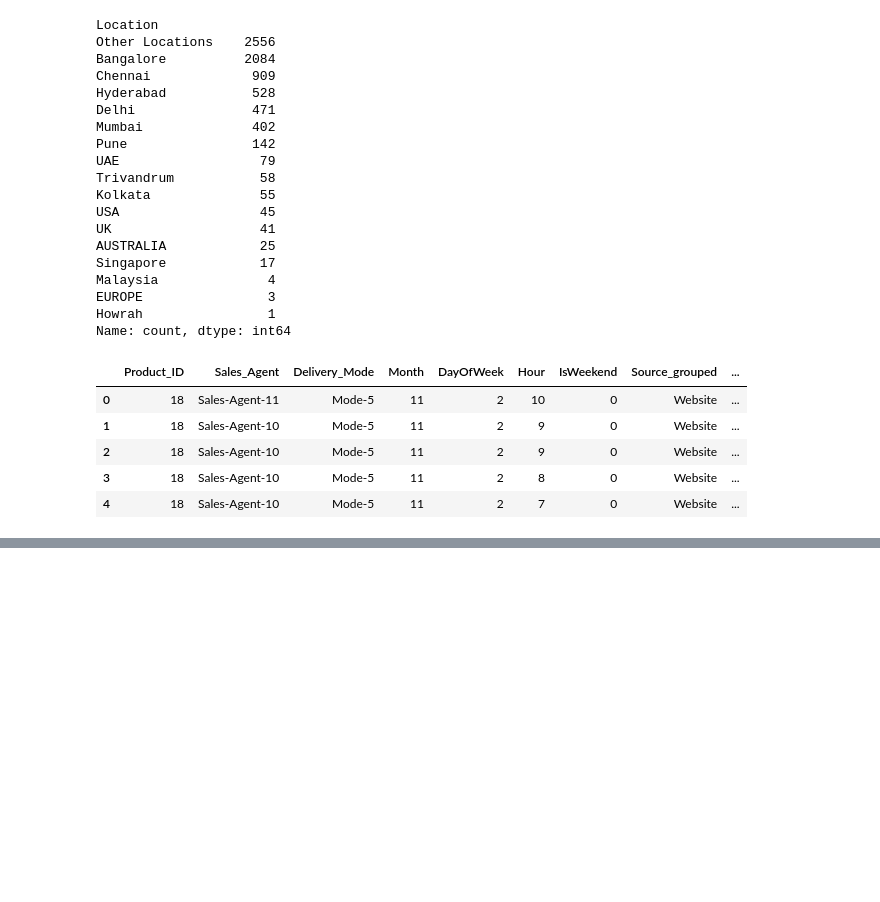
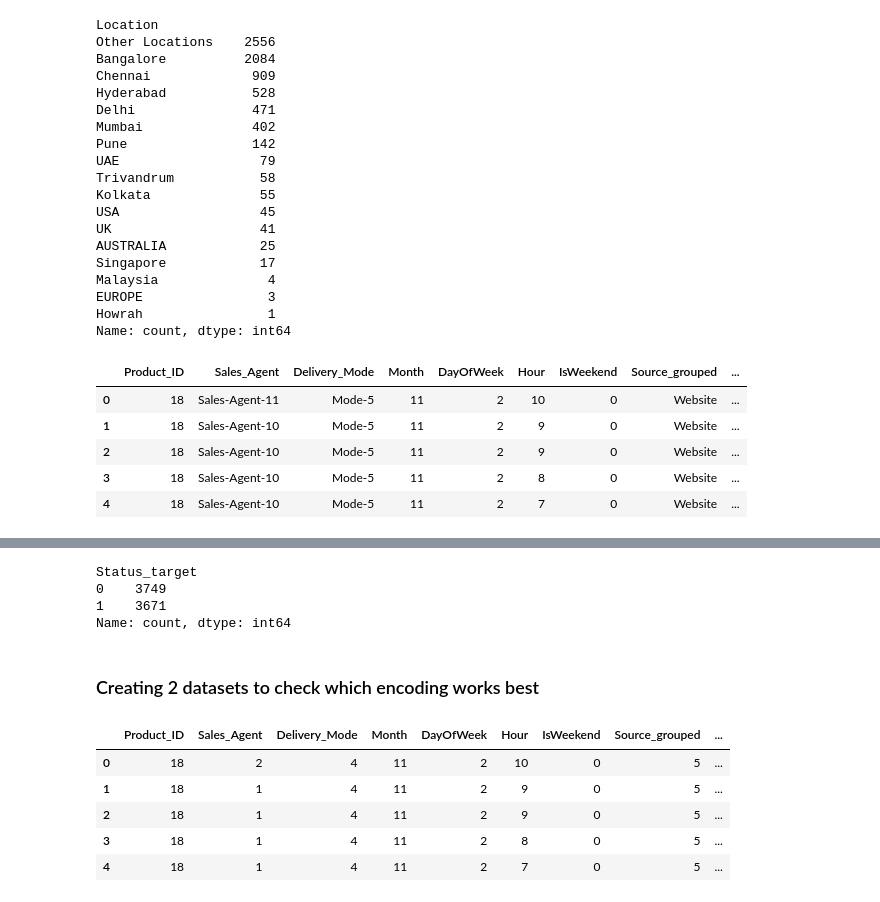
Before and after one commit to sahiljahagirdar/Product_Sales, a Jupyter notebook: Lead_Predict.ipynb, the cells around one changed output, grey strips where cells are left out. Cells and saved outputs as stored; diff of their text form; code cells hidden in the pictures; blank space fills up the shorter version.

```diff
--- a/Lead_Predict.ipynb
+++ b/Lead_Predict.ipynb
@@ -447,0 +474,36 @@ df.head()
+# %%
+## Convert status column to label encoding
+df['Status_target'] = df['Status_target'].map({
+    'High Potential' : 1,
+    'Low Potential' : 0
+})
+# %%
+df.Status_target.value_counts()
+# %% [output]
+Status_target
+0    3749
+1    3671
+Name: count, dtype: int64
+# %% [markdown]
+### Creating 2 datasets to check which encoding works best
+# %%
+label_df = df.copy()
+ohe_df = df.copy()
+# %%
+# Label encoding for Tree based algorithms
+from sklearn.preprocessing import LabelEncoder
+le = LabelEncoder()
+
+label_cols = ['Sales_Agent', 'Delivery_Mode', 'Source_grouped', 'Location_grouped']
+
+for col in label_cols:
+    label_df[col] = le.fit_transform(label_df[col])
+
+label_df.head()
+# %% [output]
+|  | Product_ID | Sales_Agent | Delivery_Mode | Month | DayOfWeek | Hour | IsWeekend | Source_grouped | ... |
+| 0 | 18 | 2 | 4 | 11 | 2 | 10 | 0 | 5 | ... |
+| 1 | 18 | 1 | 4 | 11 | 2 | 9 | 0 | 5 | ... |
+| 2 | 18 | 1 | 4 | 11 | 2 | 9 | 0 | 5 | ... |
+| 3 | 18 | 1 | 4 | 11 | 2 | 8 | 0 | 5 | ... |
+| 4 | 18 | 1 | 4 | 11 | 2 | 7 | 0 | 5 | ... |
```
Also changed, not shown: parts of 25 cells of this notebook.
